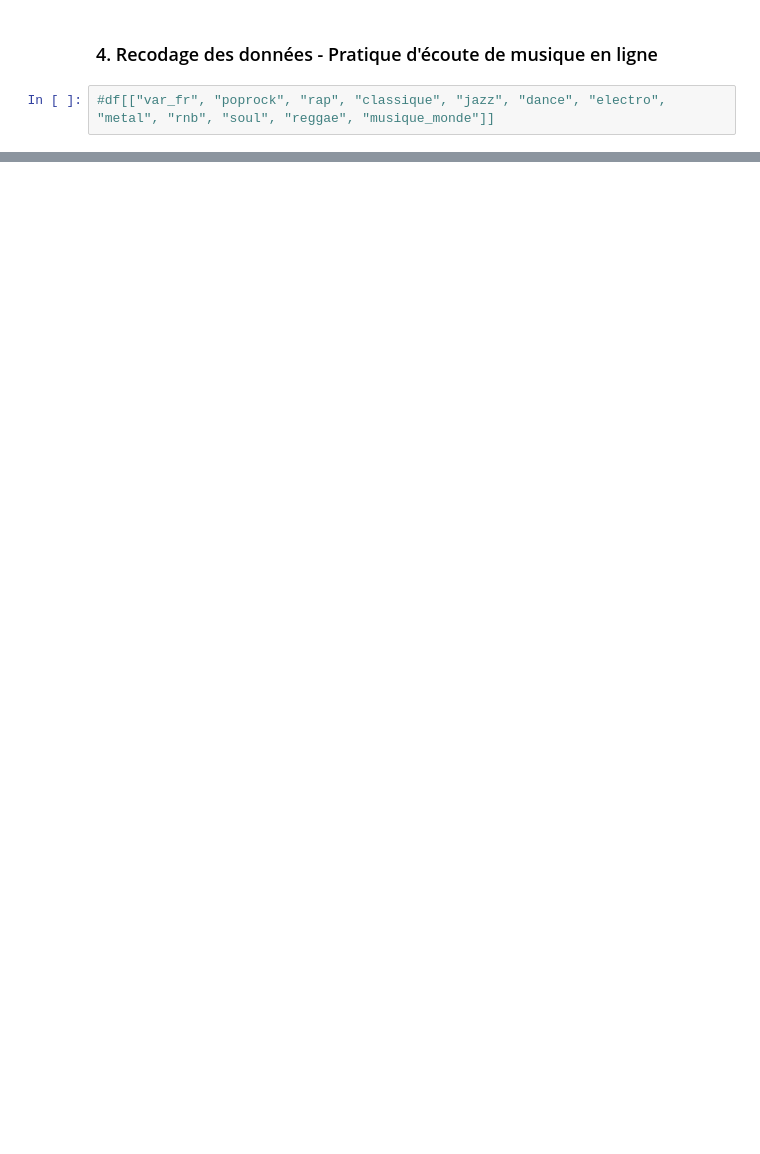
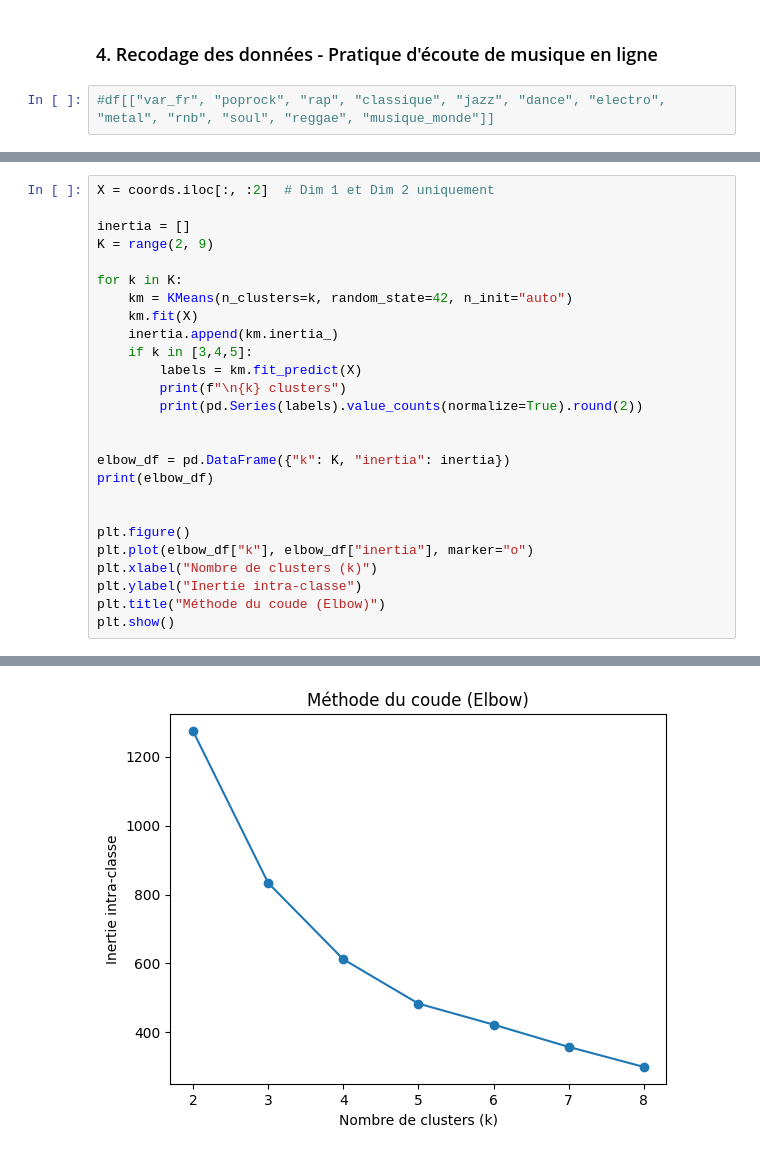
Before and after one commit to Roulinee/Projet_Python_pour_DS, a Jupyter notebook: main.ipynb, the cells around one changed output, grey strips where cells are left out. Cells and saved outputs as stored; diff of their text form; blank space fills up the shorter version.

Commit message:
Mise en page clustering sur main notebook

```diff
--- a/main.ipynb
+++ b/main.ipynb
@@ -244,0 +406,27 @@ See the caveats in the documentation: https://pandas.pydata.org/pandas-docs/stab
+# %%
+X = coords.iloc[:, :2]  # Dim 1 et Dim 2 uniquement
+
+inertia = []
+K = range(2, 9)
+
+for k in K:
+    km = KMeans(n_clusters=k, random_state=42, n_init="auto")
+    km.fit(X)
+    inertia.append(km.inertia_)
+    if k in [3,4,5]:
+        labels = km.fit_predict(X)
+        print(f"\n{k} clusters")
+        print(pd.Series(labels).value_counts(normalize=True).round(2))
+
+
+elbow_df = pd.DataFrame({"k": K, "inertia": inertia})
+print(elbow_df)
+
+
+plt.figure()
+plt.plot(elbow_df["k"], elbow_df["inertia"], marker="o")
+plt.xlabel("Nombre de clusters (k)")
+plt.ylabel("Inertie intra-classe")
+plt.title("Méthode du coude (Elbow)")
+plt.show()
+# %% [output]
@@ -244,0 +450 @@ See the caveats in the documentation: https://pandas.pydata.org/pandas-docs/stab
+[figure, added]
```
Also changed, not shown: parts of 11 cells of this notebook, 2 other files.
